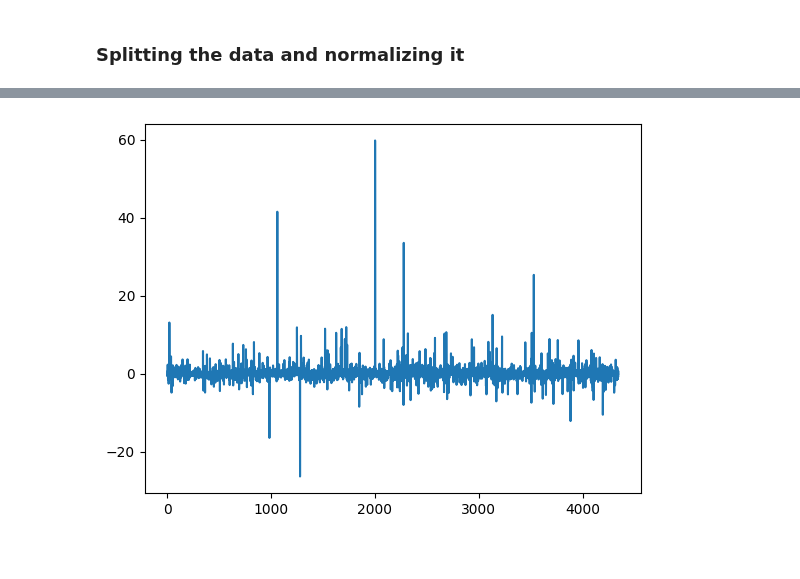
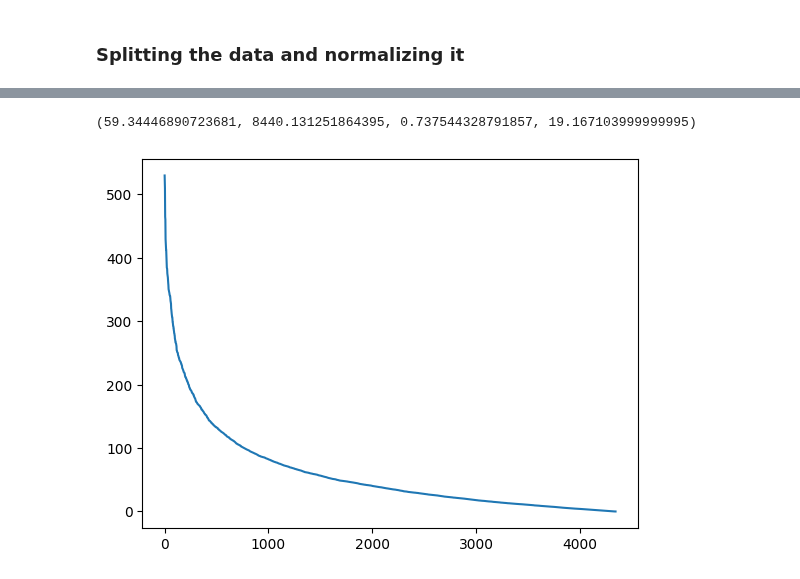
Before and after one commit to richardbinder/MachineLearning2024S, a Jupyter notebook: Exercise2/knn/knn_tests.ipynb, the cells around one changed output, grey strips where cells are left out. Drawn from its saved outputs; the diff is of its cells as text; code cells hidden in the pictures.

Commit message:
Fix bike sharing

```diff
--- a/Exercise2/knn/knn_tests.ipynb
+++ b/Exercise2/knn/knn_tests.ipynb
@@ -47,6 +47,8 @@ prediction
 from sklearn.preprocessing import OneHotEncoder
 
 bike_sharing = pd.read_csv('../datasets/original/bike_sharing.csv')
+
+bike_sharing = bike_sharing.drop(['casual', 'registered'], axis=1)
 
 encoderOHE = OneHotEncoder()
 
@@ -182,6 +157,30 @@ plt.show()
+# %%
+knn = KNN(k=6, distance='euclidean', weighted=True)
+
+knn.fit(X_train, y_train)
+
+runtime_start = time.process_time()
+prediction = knn.predict(X_test)
+runtime_end = time.process_time()
+mae = mean_absolute_error(y_test, prediction)
+mse = mean_squared_error(y_test, prediction)
+r2 = r2_score(y_test, prediction)
+
+
+runtime = runtime_end - runtime_start
+
+mae, mse, r2, runtime
+# %% [output]
+(59.34446890723681, 8440.131251864395, 0.737544328791857, 19.167103999999995)
 # %%
 # Plot difference between real and predicted values
-plt.plot(y_test.values - prediction)
+from matplotlib import pyplot as plt
+
+# List of values y_test - prediction and sort it descending
+sorted_values = sorted(abs(y_test.values - prediction), reverse=True)
+
+
+plt.plot(sorted_values)
 plt.show()
 # %% [output]
-[figure, old version]
+[figure, new version]
```
Also changed, not shown: parts of 6 cells of this notebook, 1 other file.
